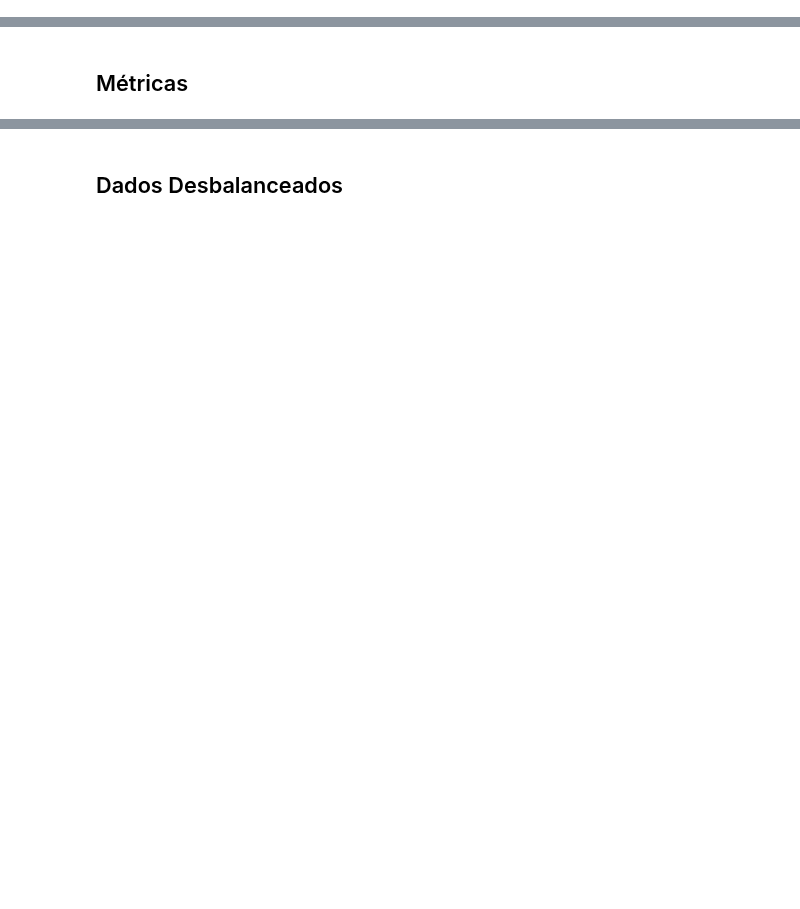
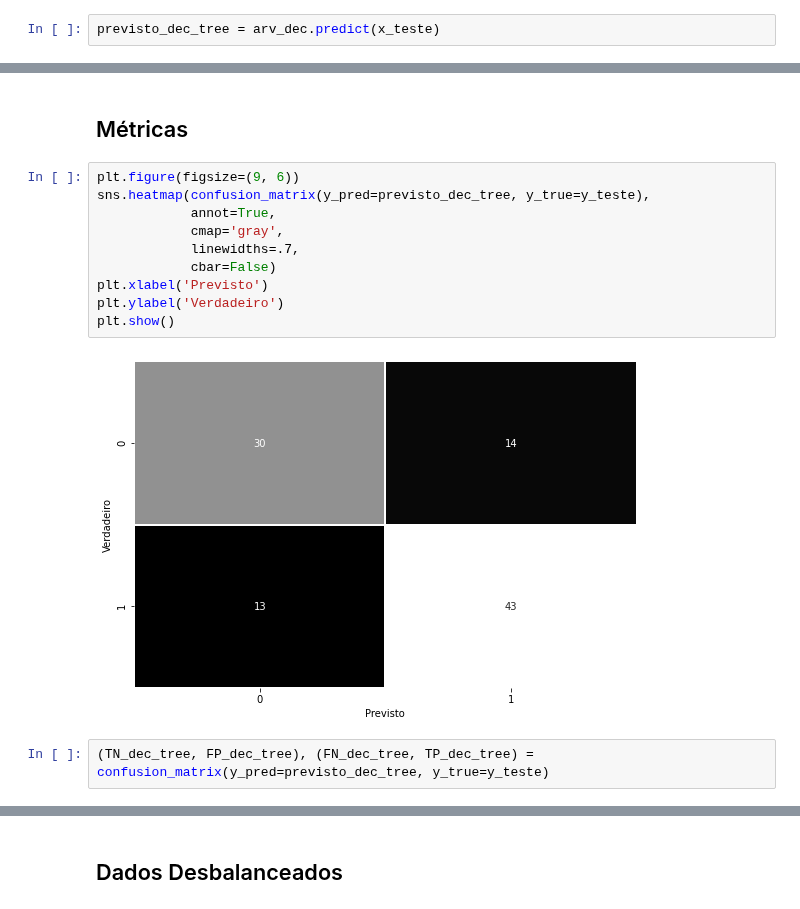
Before and after one commit to mikaelcordeiro/semanas, a Jupyter notebook: semana9/semana_9.ipynb, the cells around one changed output, grey strips where cells are left out. Saved outputs shown, nothing was run; the diff lists cells and outputs as text; blank space fills up the shorter version.

```diff
--- a/semana9/semana_9.ipynb
+++ b/semana9/semana_9.ipynb
@@ -743,2 +783,4 @@ O índice de Gini tende a isolar classes mais frequentes em ramificações separ
 # %% [markdown]
 **teste**
+# %%
+previsto_dec_tree = arv_dec.predict(x_teste)
@@ -745,2 +794,16 @@ O índice de Gini tende a isolar classes mais frequentes em ramificações separ
 # %% [markdown]
 ## Métricas
+# %%
+plt.figure(figsize=(9, 6))
+sns.heatmap(confusion_matrix(y_pred=previsto_dec_tree, y_true=y_teste),
+            annot=True,
+            cmap='gray',
+            linewidths=.7,
+            cbar=False)
+plt.xlabel('Previsto')
+plt.ylabel('Verdadeiro')
+plt.show()
+# %% [output]
+[figure, added]
+# %%
+(TN_dec_tree, FP_dec_tree), (FN_dec_tree, TP_dec_tree) = confusion_matrix(y_pred=previsto_dec_tree, y_true=y_teste)
```
Also changed, not shown: parts of 96 cells of this notebook.
